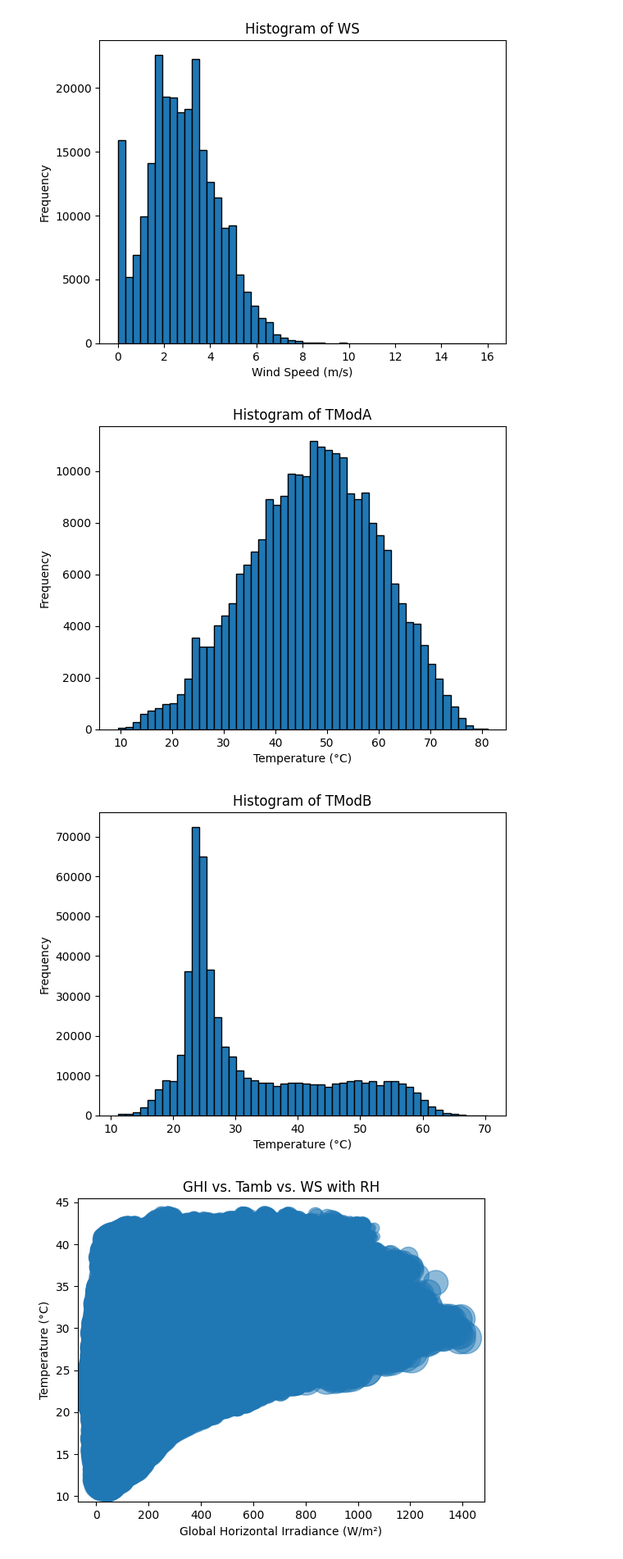
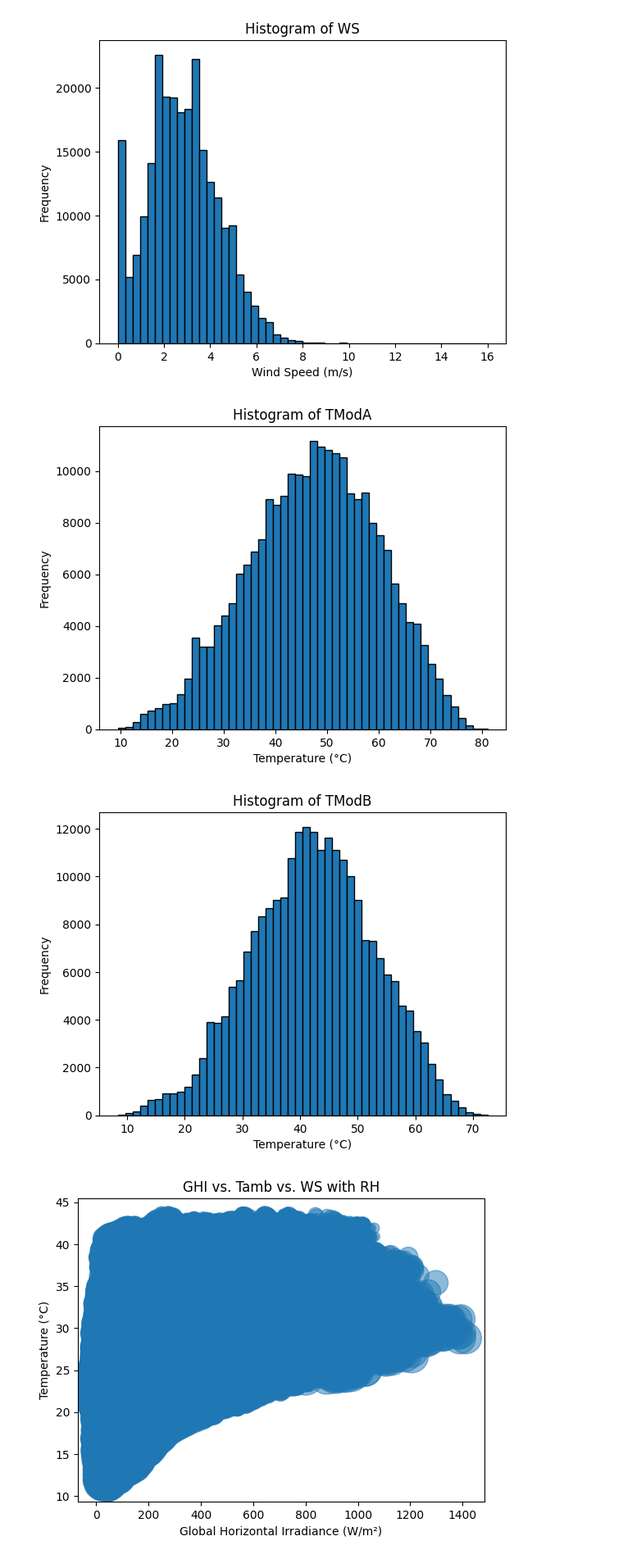
Before and after one commit to neimaNasir/solar-radiation-measurement, a Jupyter notebook: notebooks/beninEda.ipynb, the cells around one changed output. Shown at 82% size. Cells and saved outputs as stored; diff of their text form; code cells hidden in the pictures.

```diff
--- a/notebooks/beninEda.ipynb
+++ b/notebooks/beninEda.ipynb
@@ -274,20 +273,20 @@ plt.show()
 # %%
 # Create a histogram for TModA
 plt.hist(df1['TModA'], bins=50, edgecolor='black')
 plt.xlabel('Temperature (°C)')
 plt.ylabel('Frequency')
 plt.title('Histogram of TModA')
 plt.show()
 
 # Create a histogram for TModB
-plt.hist(df2['TModB'], bins=50, edgecolor='black')
+plt.hist(df1['TModB'], bins=50, edgecolor='black')
 plt.xlabel('Temperature (°C)')
 plt.ylabel('Frequency')
 plt.title('Histogram of TModB')
 plt.show()
 # %% [output]
 [figure]
-[figure, old version]
+[figure, new version]
 # %%
 # Calculate Z-scores
 df1['GHI_Z'] = (df1['GHI'] - df1['GHI'].mean()) / df1['GHI'].std()
```
Also changed, not shown: parts of 3 cells of this notebook, 1 other file.
